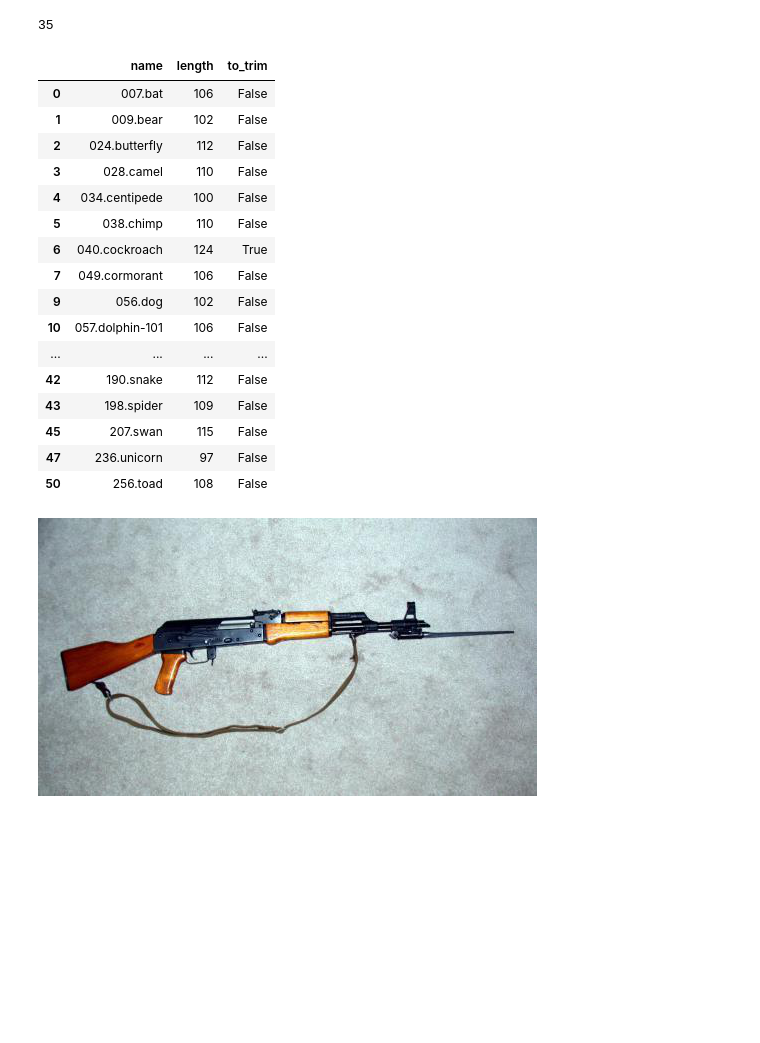
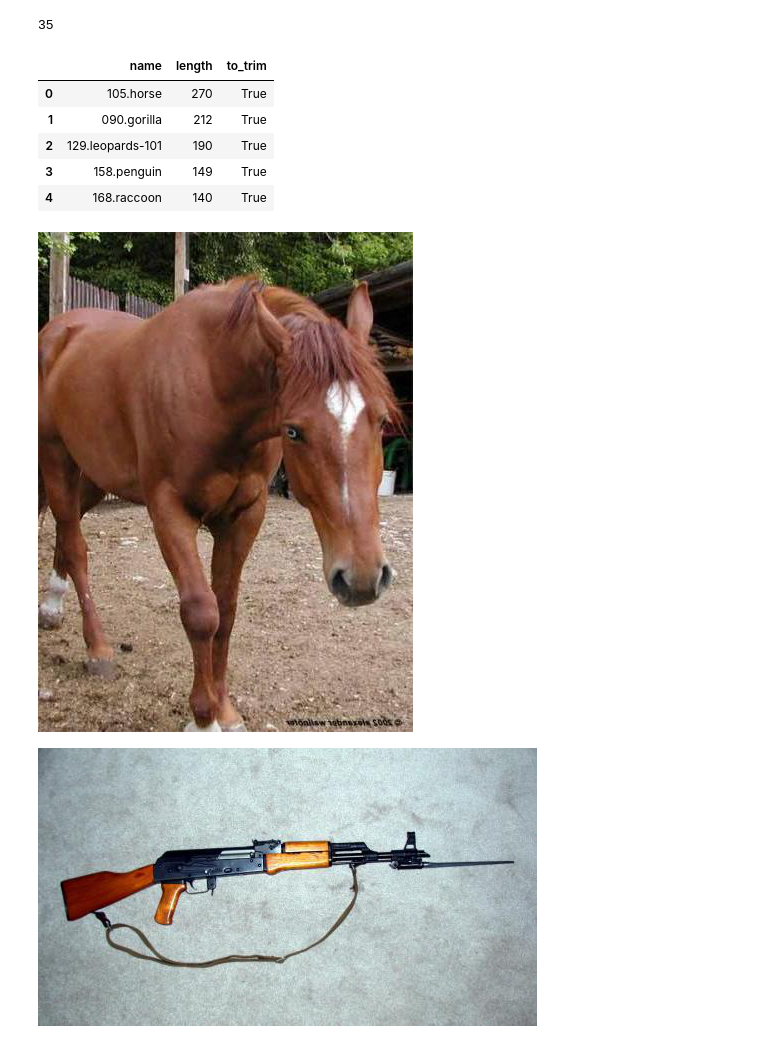
Before and after one commit to Vosloo/image-classifier, a Jupyter notebook: project.ipynb, the cells around one changed output. Drawn from its saved outputs; the diff is of its cells as text; code cells hidden in the pictures; blank space fills up the shorter version.

```diff
--- a/project.ipynb
+++ b/project.ipynb
@@ -117,35 +120,30 @@ df = df[
     df["length"].apply(lambda x: False if x < (1 - modify_thershold) * median else True)
 ]
 
-df["to_trim"] = (
+df.loc[:, "to_trim"] = (
     df["length"]
     .apply(lambda x: True if x > (1 + modify_thershold) * median else False)
-    .reset_index(drop=True)
 )
+
+df = df.sort_values(by='length', ascending=False).reset_index(drop=True)
 # %%
 len(df)
 # %% [output]
 35
 # %%
-df
+df.head()
 # %% [output]
 |  | name | length | to_trim |
-| 0 | 007.bat | 106 | False |
-| 1 | 009.bear | 102 | False |
-| 2 | 024.butterfly | 112 | False |
-| 3 | 028.camel | 110 | False |
-| 4 | 034.centipede | 100 | False |
-| 5 | 038.chimp | 110 | False |
-| 6 | 040.cockroach | 124 | True |
-| 7 | 049.cormorant | 106 | False |
-| 9 | 056.dog | 102 | False |
-| 10 | 057.dolphin-101 | 106 | False |
-| ... | ... | ... | ... |
-| 42 | 190.snake | 112 | False |
-| 43 | 198.spider | 109 | False |
-| 45 | 207.swan | 115 | False |
-| 47 | 236.unicorn | 97 | False |
-| 50 | 256.toad | 108 | False |
+| 0 | 105.horse | 270 | True |
+| 1 | 090.gorilla | 212 | True |
+| 2 | 129.leopards-101 | 190 | True |
+| 3 | 158.penguin | 149 | True |
+| 4 | 168.raccoon | 140 | True |
+# %%
+with Image.open(DATA_PATH + '105.horse/105_0260.jpg') as img:
+    display(img)
+# %% [output]
+[figure, added]
 # %%
 with Image.open(DATA_PATH + '001.ak47/001_0001.jpg') as img:
     display(img)
```
Also changed, not shown: parts of 13 cells of this notebook, 2 other files.
